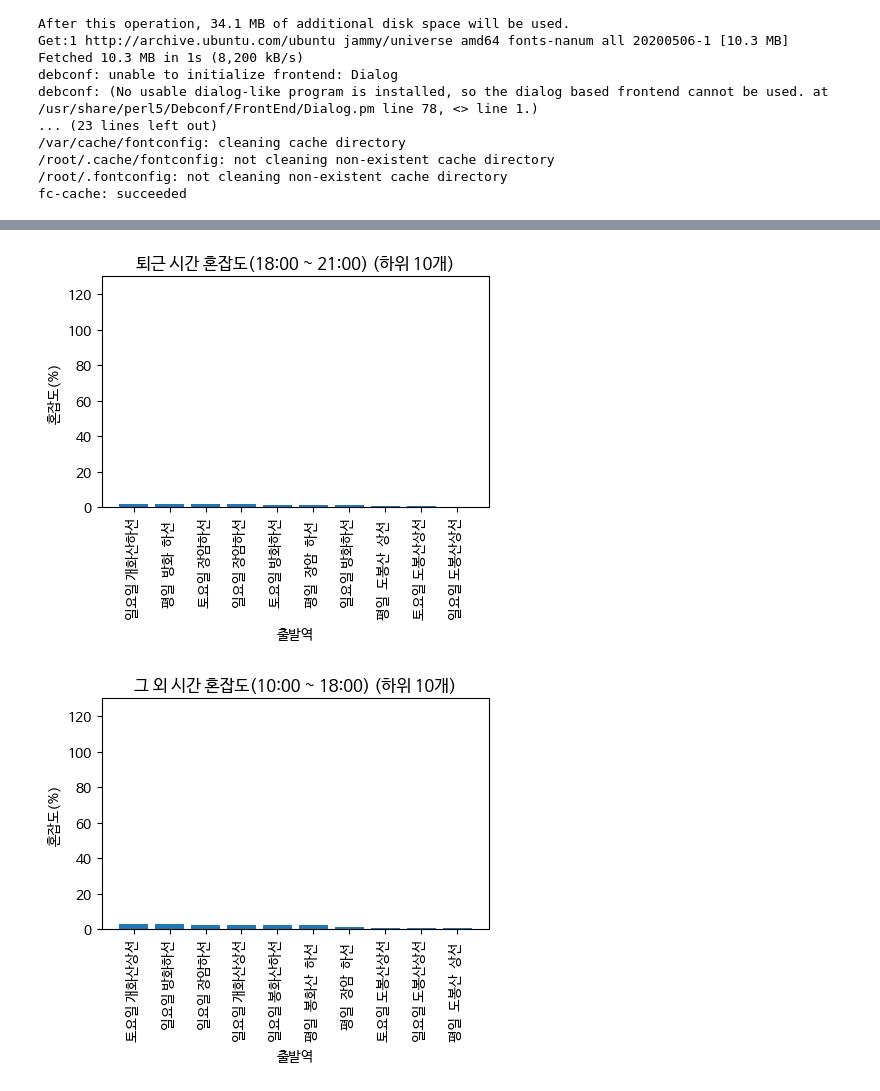
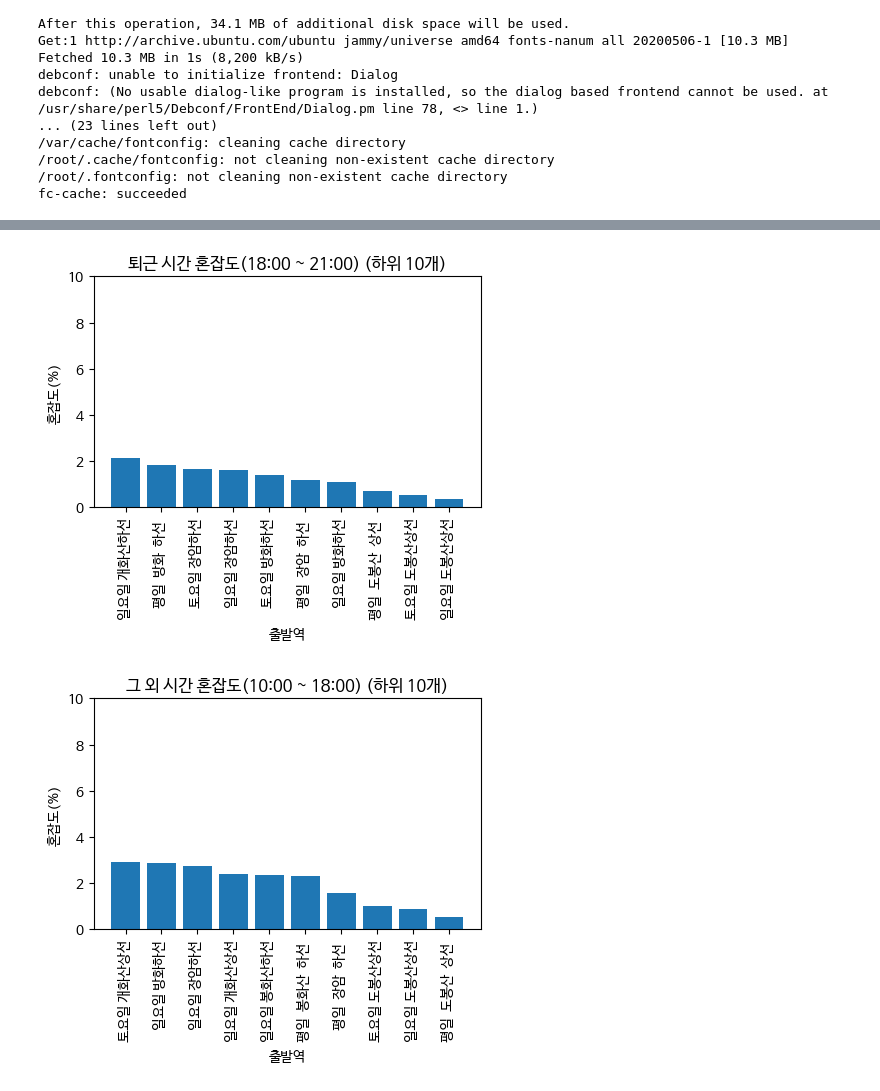
Before and after one commit to yonghwan225/python-project-team6, a Jupyter notebook: pythonprojecthw.ipynb, the cells around one changed output, grey strips where cells are left out. Cells and saved outputs as stored; diff of their text form; code cells hidden in the pictures.

```diff
--- a/pythonprojecthw.ipynb
+++ b/pythonprojecthw.ipynb
@@ -90,28 +90,28 @@ dfEveningRushTop10, dfEveningRushBottom10 = metroSort('혼잡도 퇴근시간
 dfNightTop10, dfNightBottom10 = metroSort('혼잡도 야간시간 평균')
 
 
-def CongestionGraph(somethingDf, congestionName, timeStr):
+def CongestionGraph(somethingDf, congestionName, timeStr, yheight):
     plt.figure(figsize=(5, 3))
     plt.bar(somethingDf['요일출발역'], somethingDf[congestionName])
     plt.xticks(rotation=90)
     plt.xlabel('출발역')
     plt.ylabel('혼잡도(%)')
     plt.title(timeStr)
-    plt.ylim(0, 130)
+    plt.ylim(0, yheight)
     plt.show()
 
 #print graph
-CongestionGraph(dfTotalTop10, '혼잡도 전체평균', '전체 혼잡도(05:30 ~ 00:30) (상위 10개)')
-CongestionGraph(dfMorningTop10, '혼잡도 출근시간 평균','출근 시간 혼잡도(05:30 ~ 10:00) (상위 10개)')
-CongestionGraph(dfEveningRushTop10, '혼잡도 퇴근시간 평균','퇴근 시간 혼잡도(18:00 ~ 21:00) (상위 10개)')
-CongestionGraph(dfAfternoonTop10, '혼잡도 그 외 시간 평균','그 외 시간 혼잡도(10:00 ~ 18:00) (상위 10개)')
-CongestionGraph(dfNightTop10, '혼잡도 야간시간 평균','야간 시간 혼잡도(21:00 ~ 01:00) (상위 10개)')
+CongestionGraph(dfTotalTop10, '혼잡도 전체평균', '전체 혼잡도(05:30 ~ 00:30) (상위 10개)', 130)
+CongestionGraph(dfMorningTop10, '혼잡도 출근시간 평균','출근 시간 혼잡도(05:30 ~ 10:00) (상위 10개)', 130)
+CongestionGraph(dfEveningRushTop10, '혼잡도 퇴근시간 평균','퇴근 시간 혼잡도(18:00 ~ 21:00) (상위 10개)', 130)
+CongestionGraph(dfAfternoonTop10, '혼잡도 그 외 시간 평균','그 외 시간 혼잡도(10:00 ~ 18:00) (상위 10개)', 130)
+CongestionGraph(dfNightTop10, '혼잡도 야간시간 평균','야간 시간 혼잡도(21:00 ~ 01:00) (상위 10개)', 130)
 
-CongestionGraph(dfTotalBottom10, '혼잡도 전체평균', '전체 혼잡도(05:30 ~ 00:30) (하위 10개)')
-CongestionGraph(dfMorningBottom10, '혼잡도 출근시간 평균','출근 시간 혼잡도(05:30 ~ 10:00) (하위 10개)')
-CongestionGraph(dfEveningRushBottom10, '혼잡도 퇴근시간 평균','퇴근 시간 혼잡도(18:00 ~ 21:00) (하위 10개)')
-CongestionGraph(dfAfternoonBottom10, '혼잡도 그 외 시간 평균','그 외 시간 혼잡도(10:00 ~ 18:00) (하위 10개)')
-CongestionGraph(dfNightBottom10, '혼잡도 야간시간 평균','야간 시간 혼잡도(21:00 ~ 01:00) (하위 10개)')
+CongestionGraph(dfTotalBottom10, '혼잡도 전체평균', '전체 혼잡도(05:30 ~ 00:30) (하위 10개)', 10)
+CongestionGraph(dfMorningBottom10, '혼잡도 출근시간 평균','출근 시간 혼잡도(05:30 ~ 10:00) (하위 10개)', 10)
+CongestionGraph(dfEveningRushBottom10, '혼잡도 퇴근시간 평균','퇴근 시간 혼잡도(18:00 ~ 21:00) (하위 10개)', 10)
+CongestionGraph(dfAfternoonBottom10, '혼잡도 그 외 시간 평균','그 외 시간 혼잡도(10:00 ~ 18:00) (하위 10개)', 10)
+CongestionGraph(dfNightBottom10, '혼잡도 야간시간 평균','야간 시간 혼잡도(21:00 ~ 01:00) (하위 10개)', 10)
 # %% [output]
 [figure]
 [figure]
@@ -123,2 +123,2 @@ CongestionGraph(dfNightBottom10, '혼잡도 야간시간 평균','야간 시간
-[figure, old version]
+[figure, new version]
-[figure, old version]
+[figure, new version]
```
Also changed, not shown: parts of 1 cell of this notebook, 1 other file.
